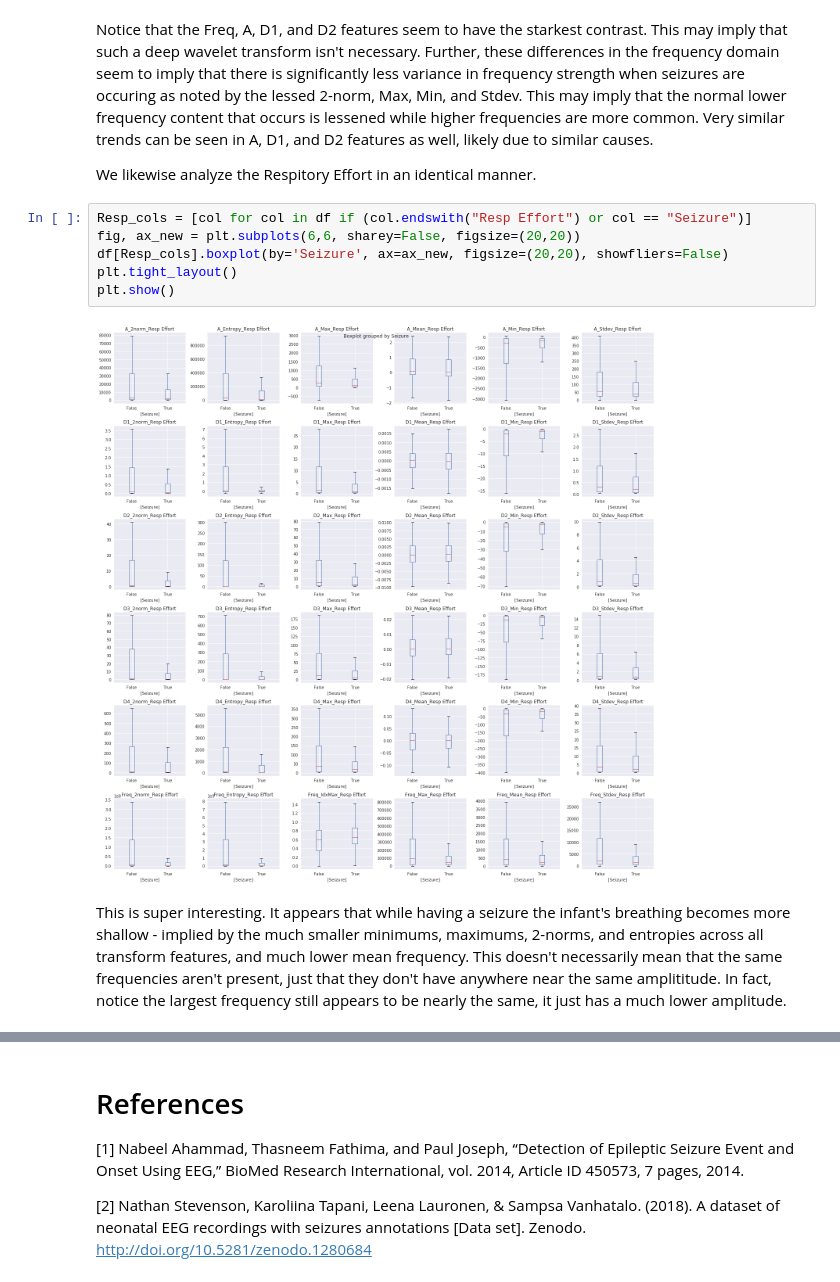
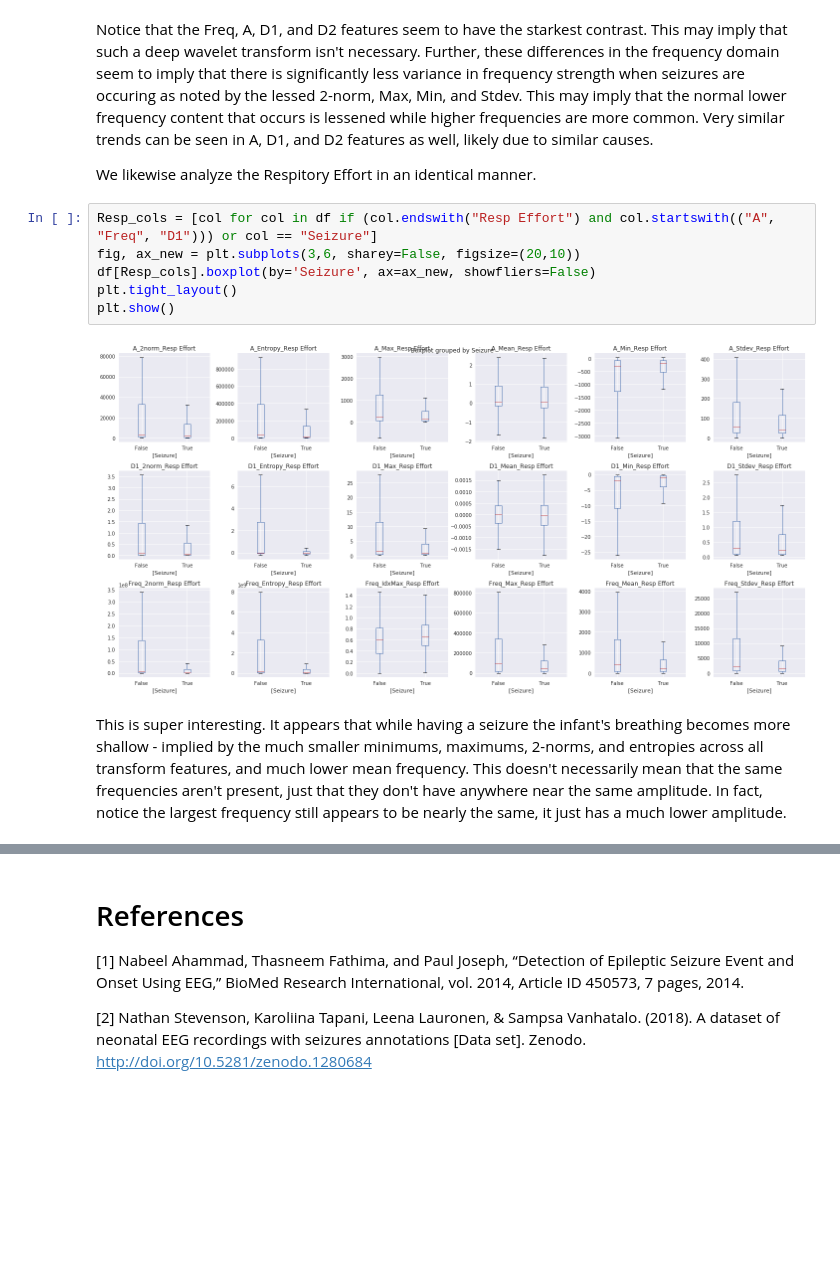
Before and after one commit to contagon/nicu-eeg-dataproject, a Jupyter notebook: main.ipynb, the cells around one changed output, grey strips where cells are left out. Saved outputs shown, nothing was run; the diff lists cells and outputs as text; blank space fills up the shorter version.

```diff
--- a/main.ipynb
+++ b/main.ipynb
@@ -369,15 +368,15 @@ Notice that the Freq, A, D1, and D2 features seem to have the starkest contrast.
 
 We likewise analyze the Respitory Effort in an identical manner.
 # %%
-Resp_cols = [col for col in df if (col.endswith("Resp Effort") or col == "Seizure")]
-fig, ax_new = plt.subplots(6,6, sharey=False, figsize=(20,20))
-df[Resp_cols].boxplot(by='Seizure', ax=ax_new, figsize=(20,20), showfliers=False)
+Resp_cols = [col for col in df if (col.endswith("Resp Effort") and col.startswith(("A", "Freq", "D1"))) or col == "Seizure"]
+fig, ax_new = plt.subplots(3,6, sharey=False, figsize=(20,10))
+df[Resp_cols].boxplot(by='Seizure', ax=ax_new, showfliers=False)
 plt.tight_layout()
 plt.show()
 # %% [output]
-[figure, old version]
+[figure, new version]
 # %% [markdown]
-This is super interesting. It appears that while having a seizure the infant's breathing becomes more shallow - implied by the much smaller minimums, maximums, 2-norms, and entropies across all transform features, and much lower mean frequency. This doesn't necessarily mean that the same frequencies aren't present, just that they don't have anywhere near the same amplititude. In fact, notice the largest frequency still appears to be nearly the same, it just has a much lower amplitude.
+This is super interesting. It appears that while having a seizure the infant's breathing becomes more shallow - implied by the much smaller minimums, maximums, 2-norms, and entropies across all transform features, and much lower mean frequency. This doesn't necessarily mean that the same frequencies aren't present, just that they don't have anywhere near the same amplitude. In fact, notice the largest frequency still appears to be nearly the same, it just has a much lower amplitude.
 # %% [markdown]
 # Conclusion
 
```
Also changed, not shown: parts of 18 cells of this notebook, 2 other files.
